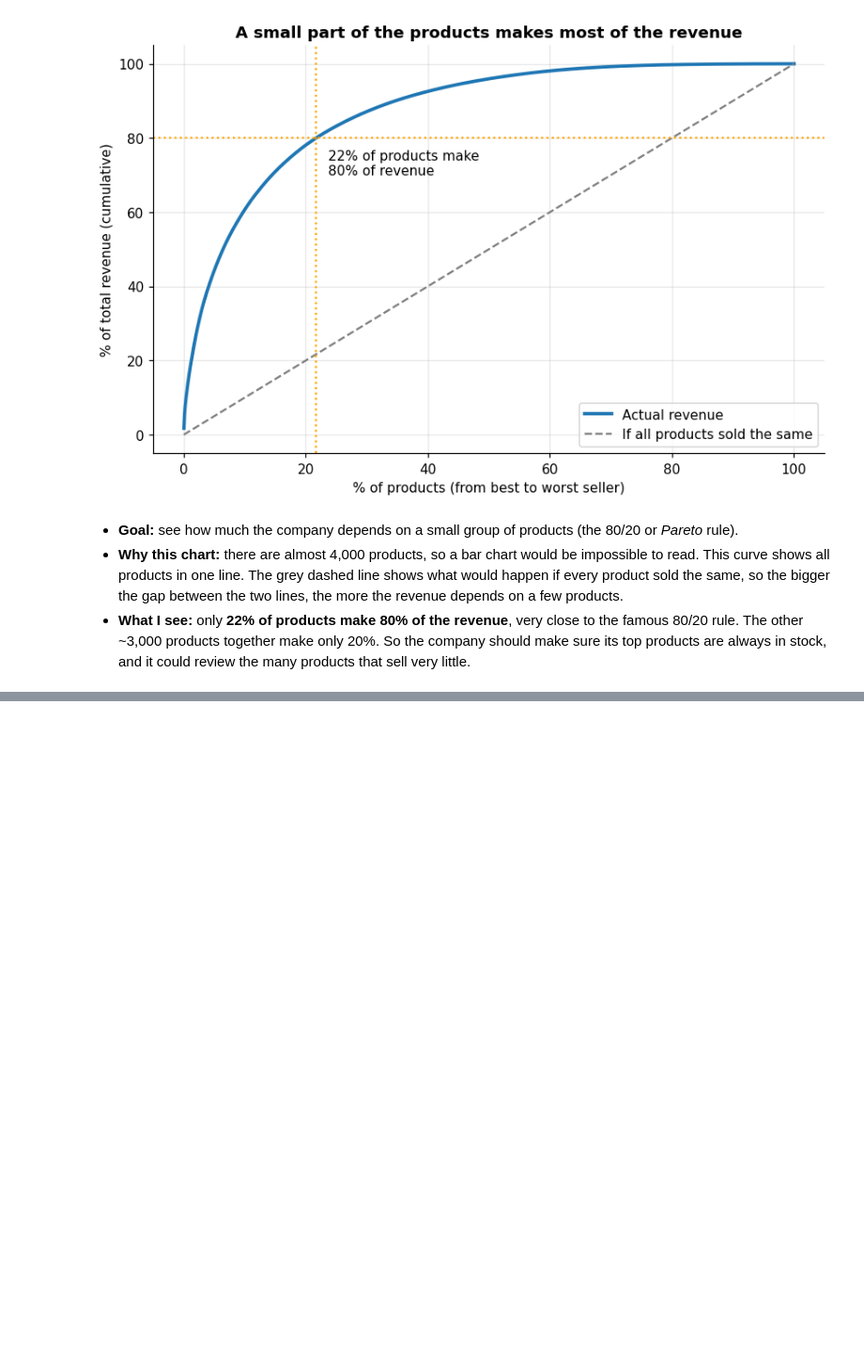
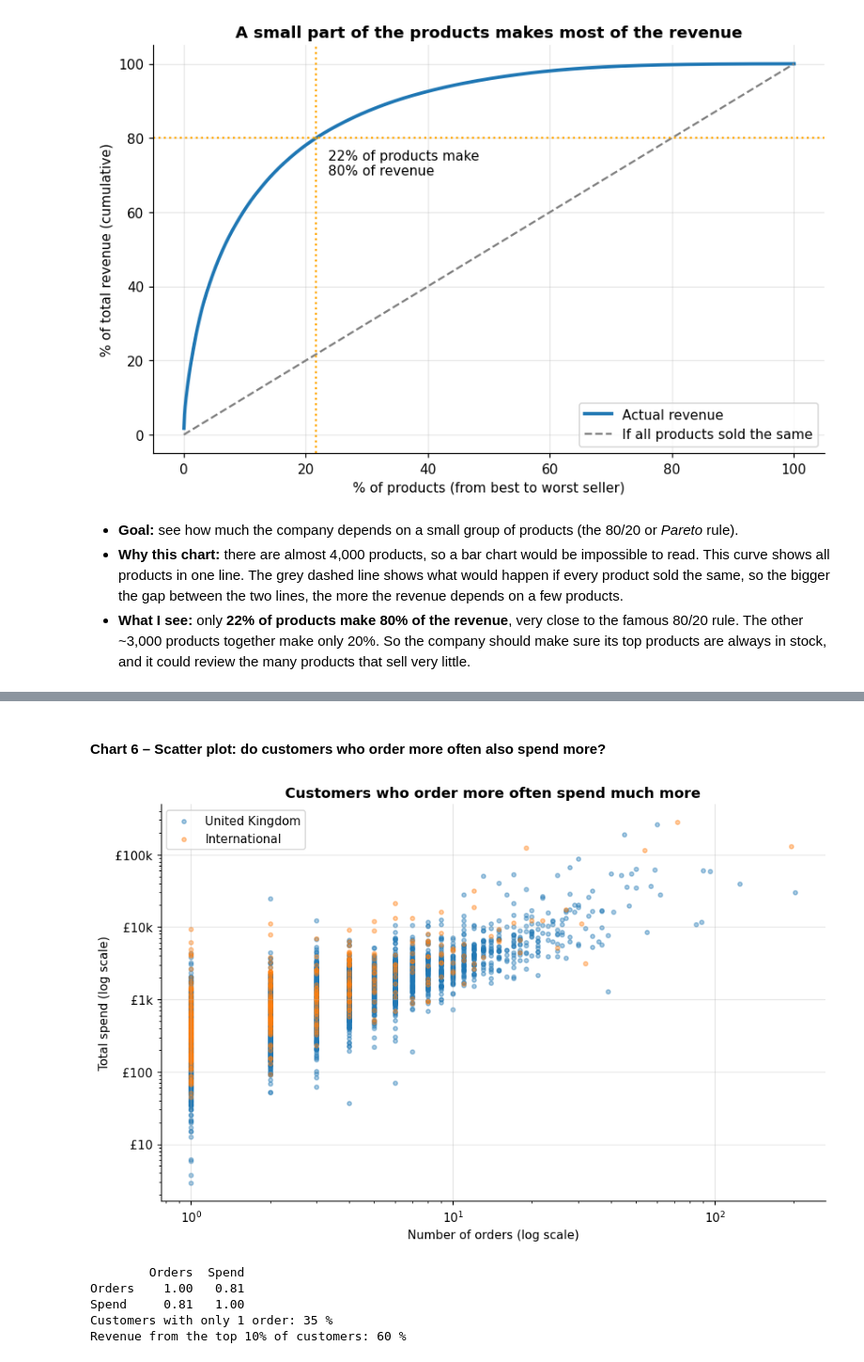
Before and after one commit to 2023357/CA2_Data_Vizualisation, a Jupyter notebook: CA2_Online_Retail.ipynb, the cells around one changed output, grey strips where cells are left out. Shown at 94% size. Cells and saved outputs as stored; diff of their text form; code cells hidden in the pictures; blank space fills up the shorter version.

```diff
--- a/CA2_Online_Retail.ipynb
+++ b/CA2_Online_Retail.ipynb
@@ -804,0 +836,38 @@ plt.show()
+# %% [markdown]
+#### Chart 6 – Scatter plot: do customers who order more often also spend more?
+# %%
+# CUSTOMERS: NUMBER OF ORDERS vs TOTAL SPEND
+# Each dot is one customer. I draw UK and international customers in different colours.
+plt.figure(figsize=(10, 6))
+for region, colour in [("United Kingdom", "tab:blue"), ("International", "tab:orange")]:
+    group = customers[customers["Region"] == region]
+    plt.scatter(group["Orders"], group["Spend"], s=12, alpha=0.4, color=colour, label=region)
+
+# Both numbers are very spread out (1 to 200 orders, £3 to £280k), so both axes use a log scale
+plt.xscale("log")
+plt.yscale("log")
+plt.yticks([10, 100, 1000, 10000, 100000], ["£10", "£100", "£1k", "£10k", "£100k"])
+plt.title("Customers who order more often spend much more")
+plt.xlabel("Number of orders (log scale)")
+plt.ylabel("Total spend (log scale)")
+plt.legend()
+plt.grid(alpha=0.3)
+plt.show()
+# %% [output]
+[figure, added]
+# %%
+# How strong is the relationship? Correlation, like in the Tesla example (.corr()).
+# I use the log of the values because the chart uses log scales.
+print(np.log10(customers[["Orders", "Spend"]]).corr())
+
+# Two numbers for the interpretation
+one_order = (customers["Orders"] == 1).mean() * 100
+top10 = customers["Spend"].sort_values(ascending=False).head(len(customers) // 10).sum() / customers["Spend"].sum() * 100
+print("Customers with only 1 order:", round(one_order), "%")
+print("Revenue from the top 10% of customers:", round(top10), "%")
+# %% [output]
+        Orders  Spend
+Orders    1.00   0.81
+Spend     0.81   1.00
+Customers with only 1 order: 35 %
+Revenue from the top 10% of customers: 60 %
```
Also changed, not shown: parts of 10 cells of this notebook.
